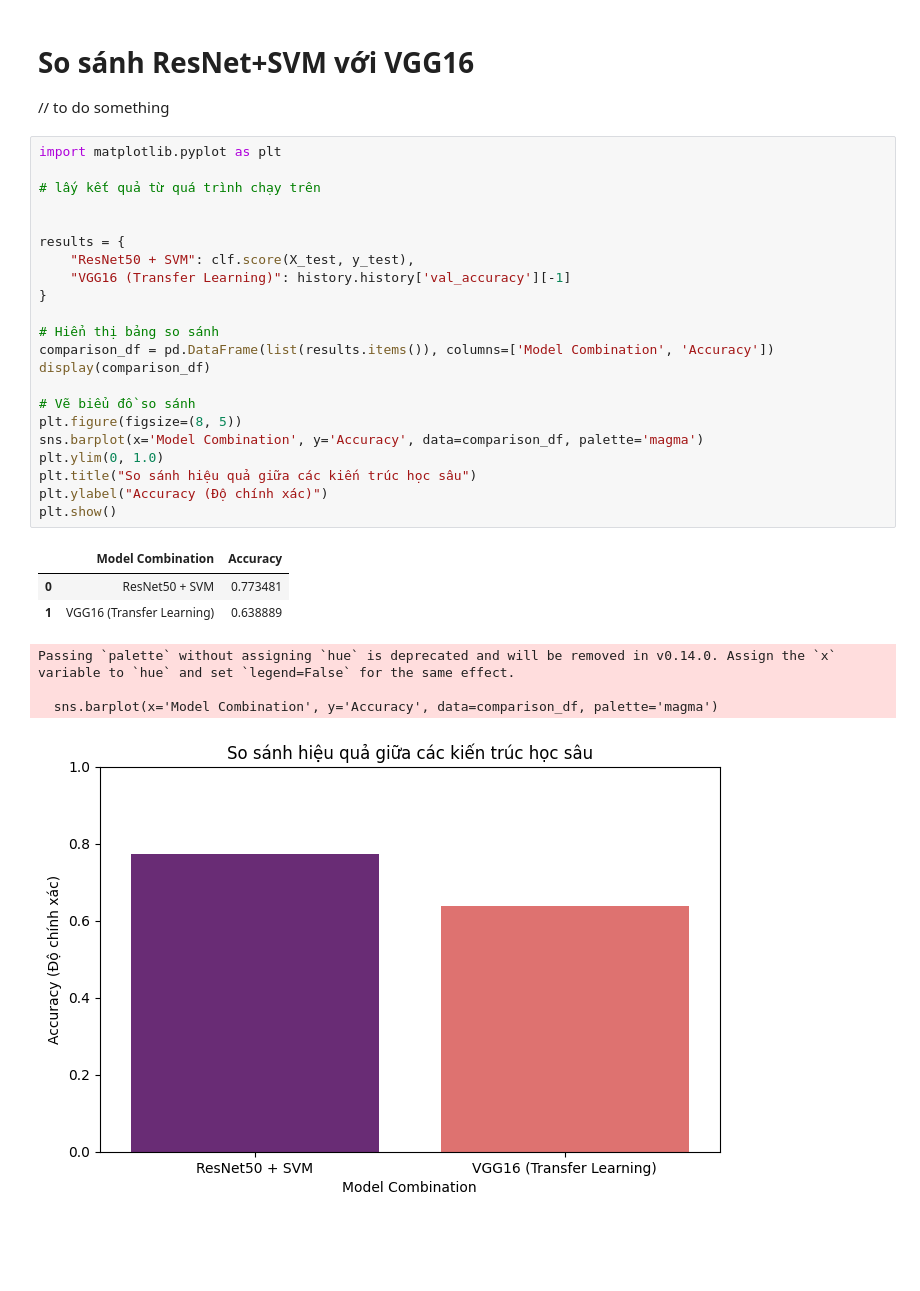
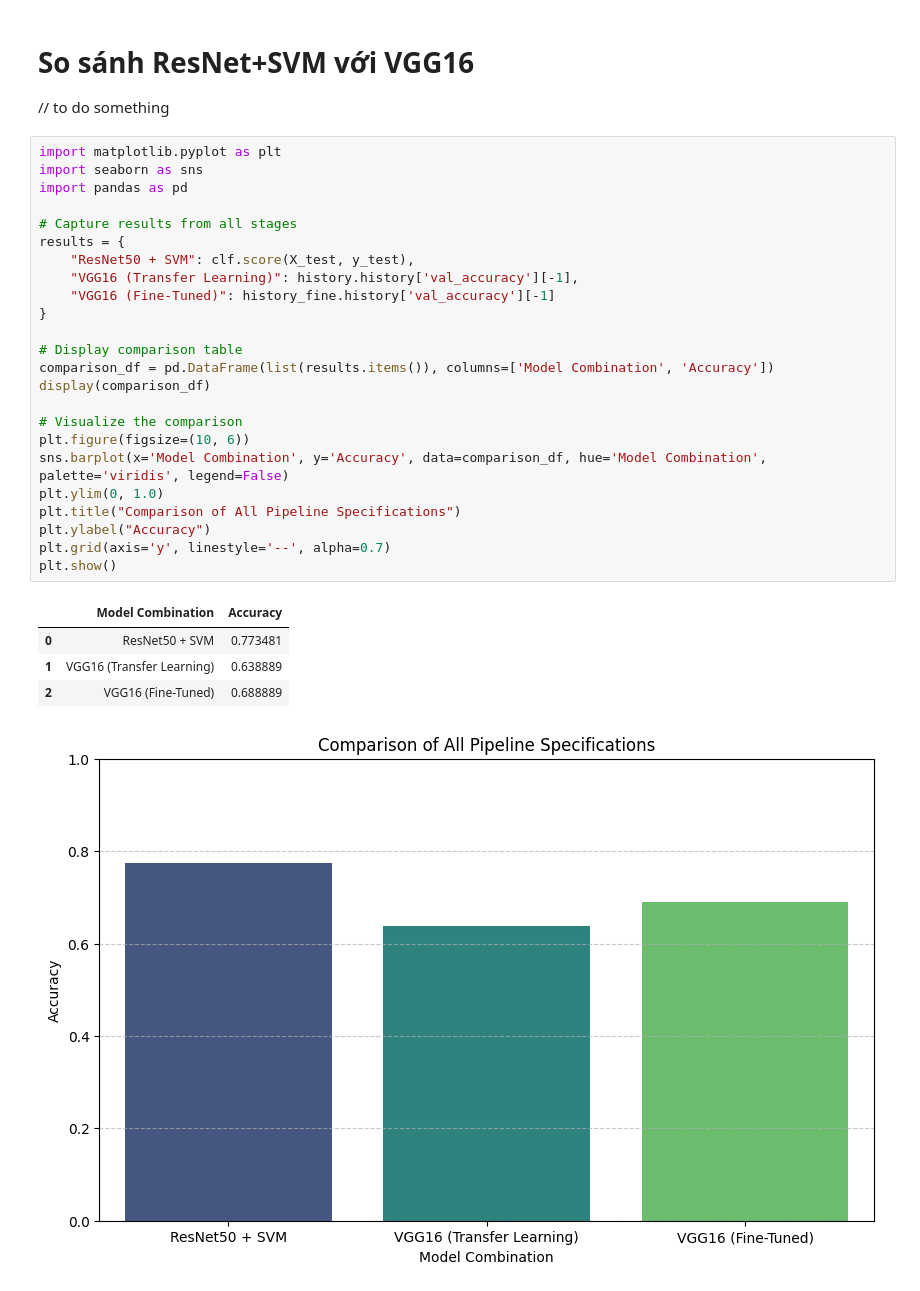
Before and after one commit to TrungTan369/Machine-Learning-Assignment, a Jupyter notebook: notebooks/ex3_imageData.ipynb, the cells around one changed output. Cells and saved outputs as stored; diff of their text form; blank space fills up the shorter version.

```diff
--- a/notebooks/ex3_imageData.ipynb
+++ b/notebooks/ex3_imageData.ipynb
@@ -426,31 +498,31 @@ Deep Learning process complete. Features saved: vgg16_features.npy ((722, 25088)
 // to do something
 # %%
 import matplotlib.pyplot as plt
+import seaborn as sns
+import pandas as pd
 
-# lấy kết quả từ quá trình chạy trên
-
-
+# Capture results from all stages
 results = {
     "ResNet50 + SVM": clf.score(X_test, y_test),
-    "VGG16 (Transfer Learning)": history.history['val_accuracy'][-1]
+    "VGG16 (Transfer Learning)": history.history['val_accuracy'][-1],
+    "VGG16 (Fine-Tuned)": history_fine.history['val_accuracy'][-1]
 }
 
-# Hiển thị bảng so sánh
+# Display comparison table
 comparison_df = pd.DataFrame(list(results.items()), columns=['Model Combination', 'Accuracy'])
 display(comparison_df)
 
-# Vẽ biểu đồ so sánh
-plt.figure(figsize=(8, 5))
-sns.barplot(x='Model Combination', y='Accuracy', data=comparison_df, palette='magma')
+# Visualize the comparison
+plt.figure(figsize=(10, 6))
+sns.barplot(x='Model Combination', y='Accuracy', data=comparison_df, hue='Model Combination', palette='viridis', legend=False)
 plt.ylim(0, 1.0)
-plt.title("So sánh hiệu quả giữa các kiến trúc học sâu")
-plt.ylabel("Accuracy (Độ chính xác)")
+plt.title("Comparison of All Pipeline Specifications")
+plt.ylabel("Accuracy")
+plt.grid(axis='y', linestyle='--', alpha=0.7)
 plt.show()
 # %% [output]
 |  | Model Combination | Accuracy |
 | 0 | ResNet50 + SVM | 0.773481 |
 | 1 | VGG16 (Transfer Learning) | 0.638889 |
+| 2 | VGG16 (Fine-Tuned) | 0.688889 |
-Passing `palette` without assigning `hue` is deprecated and will be removed in v0.14.0. Assign the `x` variable to `hue` and set `legend=False` for the same effect.
-
-  sns.barplot(x='Model Combination', y='Accuracy', data=comparison_df, palette='magma')
-[figure, old version]
+[figure, new version]
```
Also changed, not shown: parts of 5 cells of this notebook.
